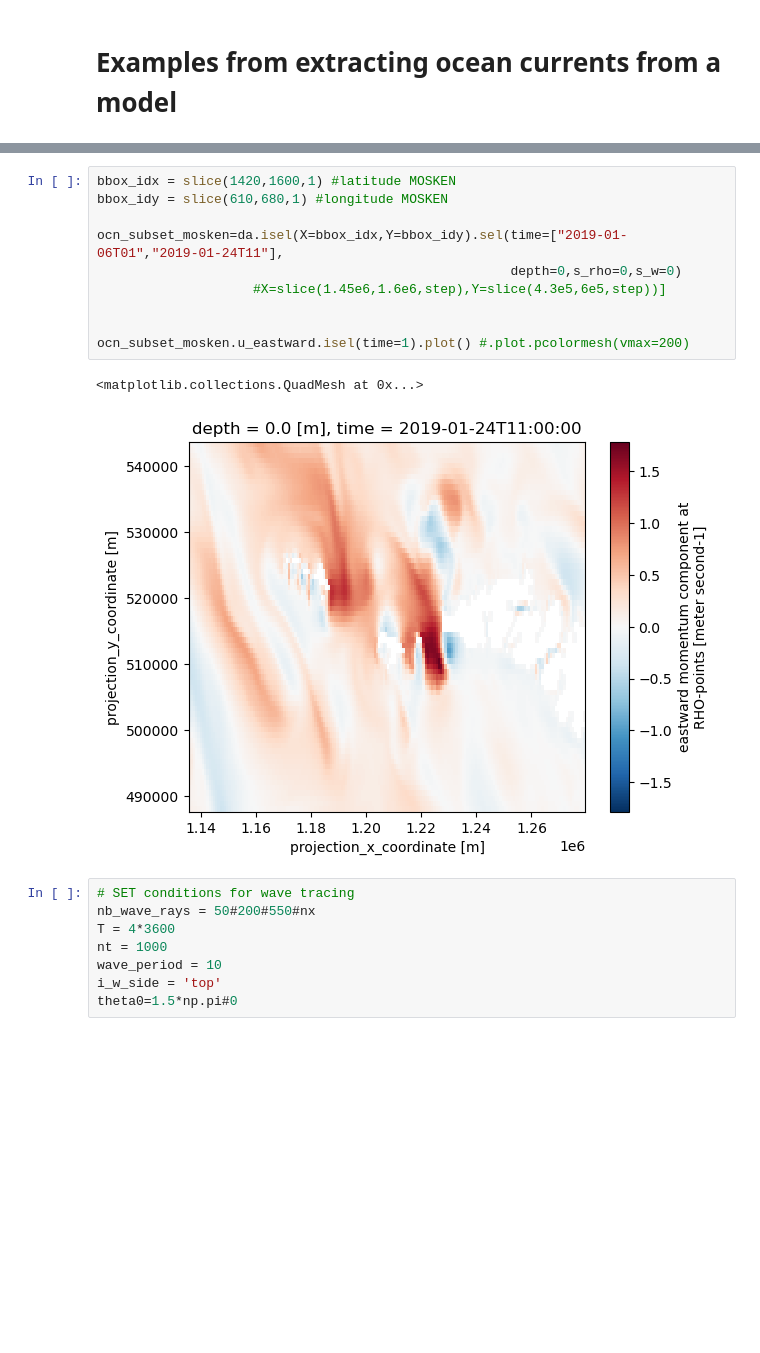
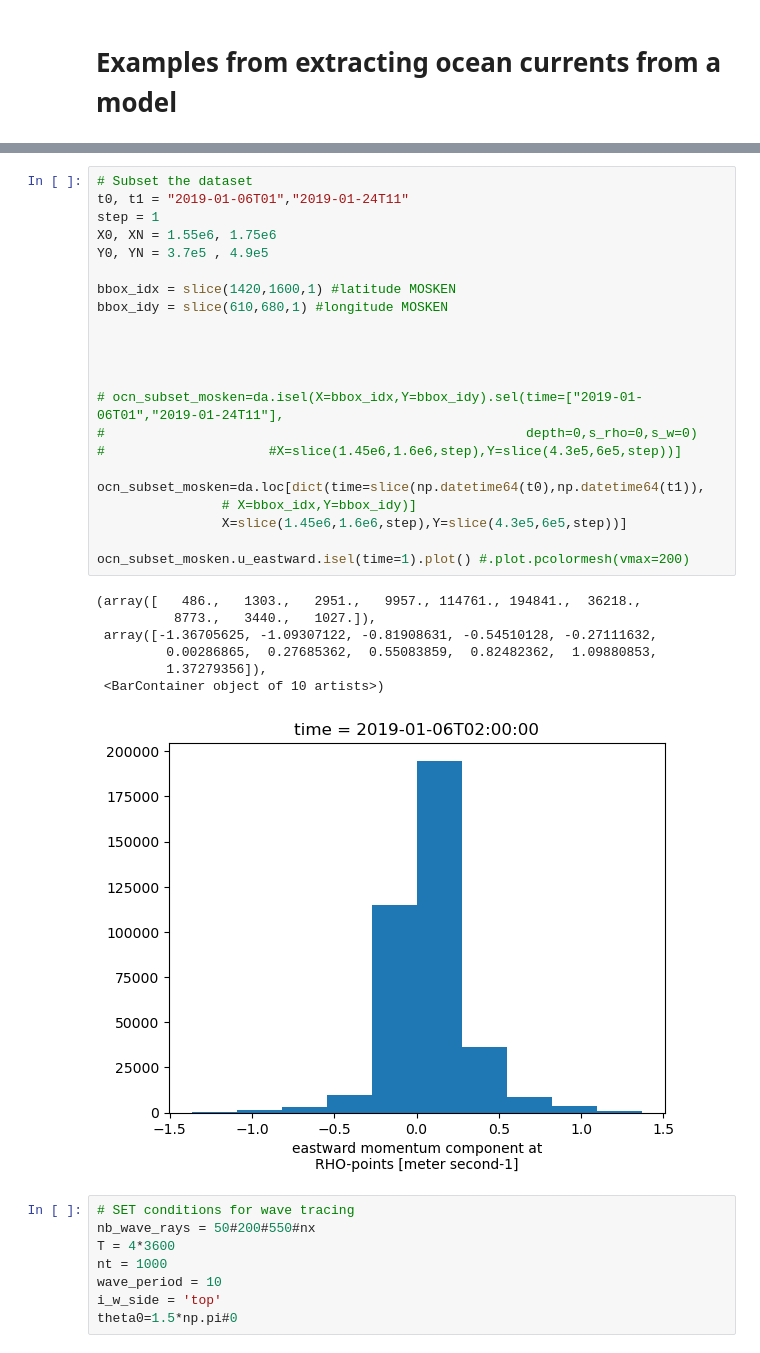
Before and after one commit to Witeend/ocean_wave_tracing, a Jupyter notebook: notebooks/ocean_model_example.ipynb, the cells around one changed output, grey strips where cells are left out. Cells and saved outputs as stored; diff of their text form; blank space fills up the shorter version.

```diff
--- a/notebooks/ocean_model_example.ipynb
+++ b/notebooks/ocean_model_example.ipynb
@@ -40,16 +64,33 @@ ocn_subset.h.plot.pcolormesh(vmax=200)
 # %%
+# Subset the dataset
+t0, t1 = "2019-01-06T01","2019-01-24T11"
+step = 1
+X0, XN = 1.55e6, 1.75e6
+Y0, YN = 3.7e5 , 4.9e5
+
 bbox_idx = slice(1420,1600,1) #latitude MOSKEN
 bbox_idy = slice(610,680,1) #longitude MOSKEN
 
-ocn_subset_mosken=da.isel(X=bbox_idx,Y=bbox_idy).sel(time=["2019-01-06T01","2019-01-24T11"],
-                                                     depth=0,s_rho=0,s_w=0)
-                    #X=slice(1.45e6,1.6e6,step),Y=slice(4.3e5,6e5,step))]
 
 
+
+# ocn_subset_mosken=da.isel(X=bbox_idx,Y=bbox_idy).sel(time=["2019-01-06T01","2019-01-24T11"],
+#                                                      depth=0,s_rho=0,s_w=0)
+#                     #X=slice(1.45e6,1.6e6,step),Y=slice(4.3e5,6e5,step))]
+
+ocn_subset_mosken=da.loc[dict(time=slice(np.datetime64(t0),np.datetime64(t1)),
+                # X=bbox_idx,Y=bbox_idy)]
+                X=slice(1.45e6,1.6e6,step),Y=slice(4.3e5,6e5,step))]
+
 ocn_subset_mosken.u_eastward.isel(time=1).plot() #.plot.pcolormesh(vmax=200)
 # %% [output]
-<matplotlib.collections.QuadMesh at 0x...>
+(array([   486.,   1303.,   2951.,   9957., 114761., 194841.,  36218.,
+          8773.,   3440.,   1027.]),
+ array([-1.36705625, -1.09307122, -0.81908631, -0.54510128, -0.27111632,
+         0.00286865,  0.27685362,  0.55083859,  0.82482362,  1.09880853,
+         1.37279356]),
+ <BarContainer object of 10 artists>)
-[figure, old version]
+[figure, new version]
 # %%
 # SET conditions for wave tracing
 nb_wave_rays = 50#200#550#nx
```
Also changed, not shown: parts of 7 cells of this notebook, 5 other files.
